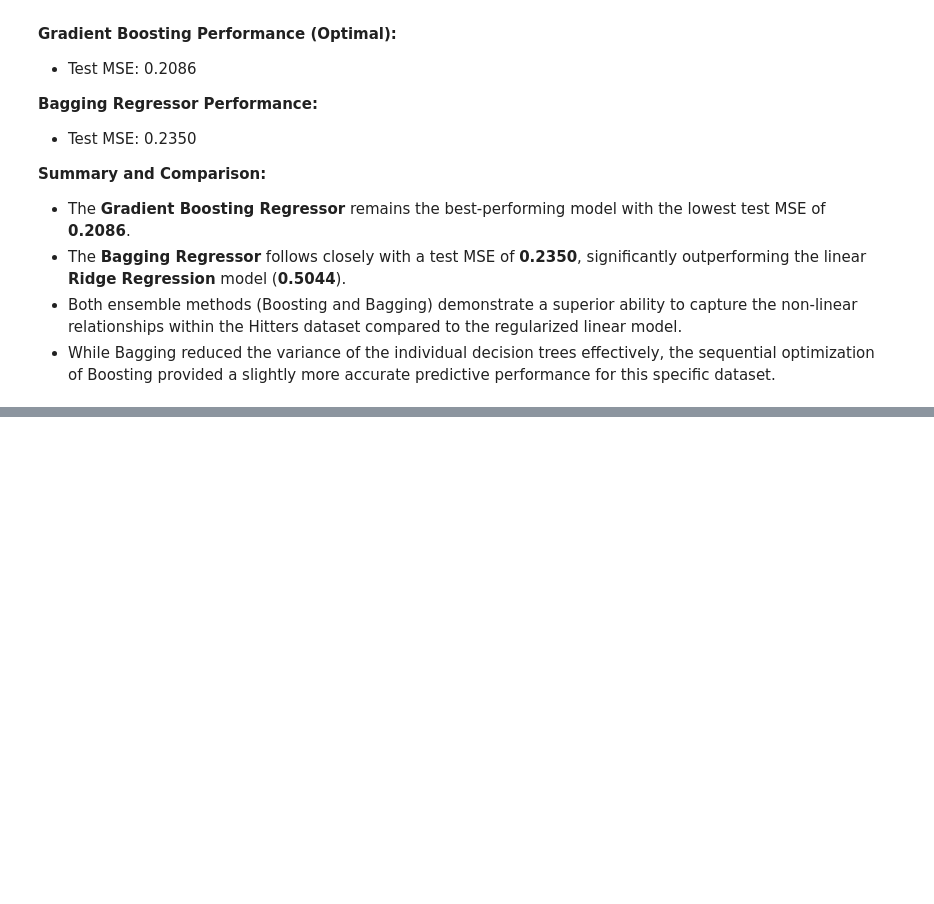
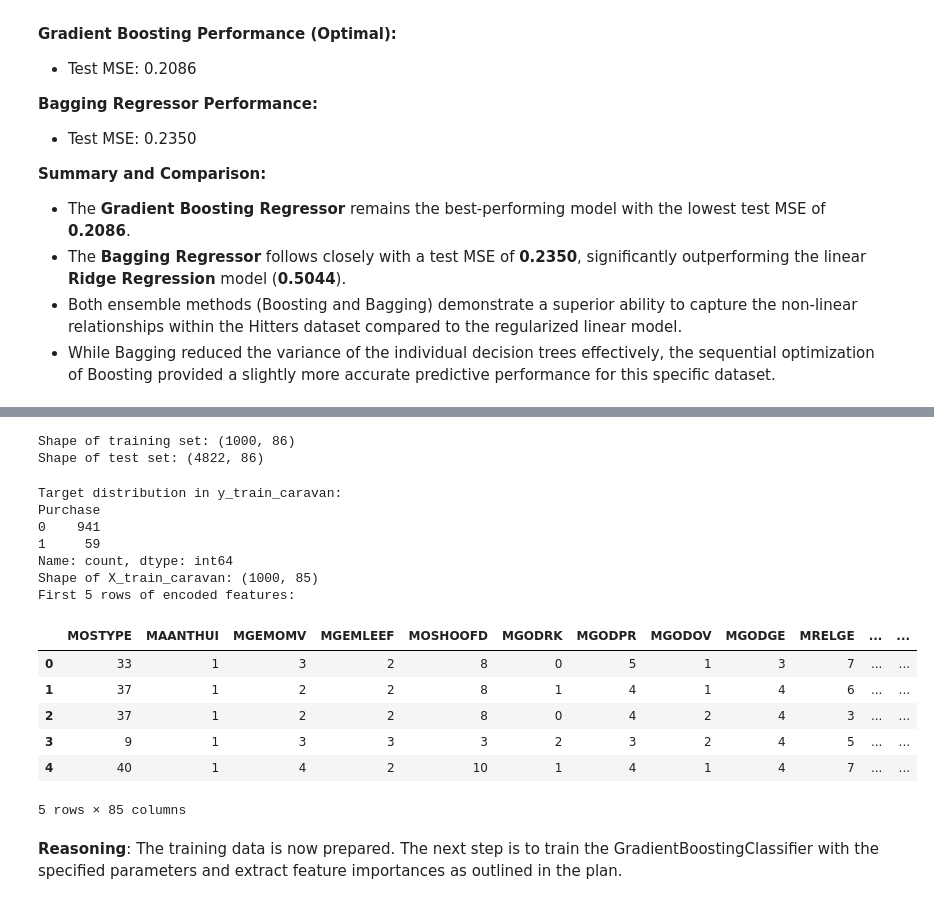
Before and after one commit to rguang/ISLP, a Jupyter notebook: Ch8 Lab.ipynb, the cells around one changed output, grey strips where cells are left out. Saved outputs shown, nothing was run; the diff lists cells and outputs as text; code cells hidden in the pictures; blank space fills up the shorter version.

```diff
--- a/Ch8 Lab.ipynb
+++ b/Ch8 Lab.ipynb
@@ -1214,0 +1236,45 @@ Scatter plot generated. Bagging Test MSE: 0.2350
+# %%
+train_caravan = df_caravan.iloc[:1000]
+test_caravan = df_caravan.iloc[1000:]
+
+print(f'Shape of training set: {train_caravan.shape}')
+print(f'Shape of test set: {test_caravan.shape}')
+# %% [output]
+Shape of training set: (1000, 86)
+Shape of test set: (4822, 86)
+# %%
+import pandas as pd
+
+# 1. Separate target variable 'Purchase' from features in train_caravan
+X_train_caravan = train_caravan.drop('Purchase', axis=1)
+y_train_caravan = train_caravan['Purchase']
+
+# 2. Encode the target variable (No: 0, Yes: 1)
+y_train_caravan = y_train_caravan.map({'No': 0, 'Yes': 1})
+
+# 3. Identify categorical columns and apply one-hot encoding
+categorical_cols = X_train_caravan.select_dtypes(include=['object', 'category']).columns
+X_train_caravan = pd.get_dummies(X_train_caravan, columns=categorical_cols, drop_first=True)
+
+print(f"Target distribution in y_train_caravan:\n{y_train_caravan.value_counts()}")
+print(f"Shape of X_train_caravan: {X_train_caravan.shape}")
+print("First 5 rows of encoded features:")
+display(X_train_caravan.head())
+# %% [output]
+Target distribution in y_train_caravan:
+Purchase
+0    941
+1     59
+Name: count, dtype: int64
+Shape of X_train_caravan: (1000, 85)
+First 5 rows of encoded features:
+|  | MOSTYPE | MAANTHUI | MGEMOMV | MGEMLEEF | MOSHOOFD | MGODRK | MGODPR | MGODOV | MGODGE | MRELGE | ... | ... |
+| 0 | 33 | 1 | 3 | 2 | 8 | 0 | 5 | 1 | 3 | 7 | ... | ... |
+| 1 | 37 | 1 | 2 | 2 | 8 | 1 | 4 | 1 | 4 | 6 | ... | ... |
+| 2 | 37 | 1 | 2 | 2 | 8 | 0 | 4 | 2 | 4 | 3 | ... | ... |
+| 3 | 9 | 1 | 3 | 3 | 3 | 2 | 3 | 2 | 4 | 5 | ... | ... |
+| 4 | 40 | 1 | 4 | 2 | 10 | 1 | 4 | 1 | 4 | 7 | ... | ... |
+5 rows × 85 columns
+# %% [markdown]
+**Reasoning**:
+The training data is now prepared. The next step is to train the GradientBoostingClassifier with the specified parameters and extract feature importances as outlined in the plan.
```
Also changed, not shown: parts of 13 cells of this notebook.
